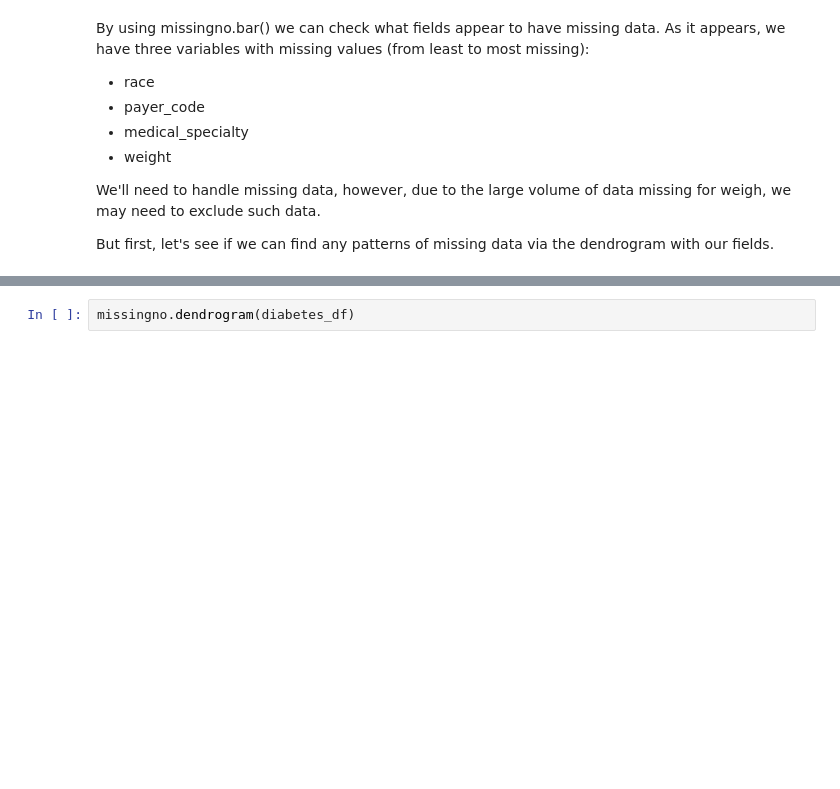
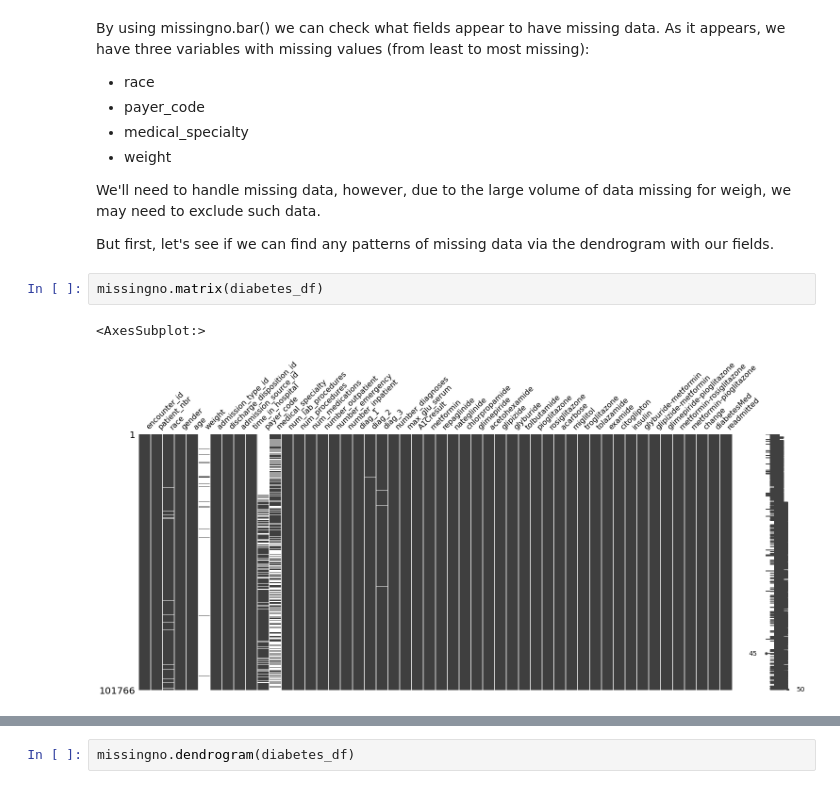
Before and after one commit to scottdyl/qtw, a Jupyter notebook: case study 2/Taylor/case_study_eda.ipynb, the cells around one changed output, grey strips where cells are left out. Cells and saved outputs as stored; diff of their text form; blank space fills up the shorter version.

Commit message:
Missing data visualization updates for paper

```diff
--- a/case study 2/Taylor/case_study_eda.ipynb
+++ b/case study 2/Taylor/case_study_eda.ipynb
@@ -55,3 +56,8 @@ By using missingno.bar() we can check what fields appear to have missing data. A
 We'll need to handle missing data, however, due to the large volume of data missing for weigh, we may need to exclude such data.
 
 But first, let's see if we can find any patterns of missing data via the dendrogram with our fields.
+# %%
+missingno.matrix(diabetes_df)
+# %% [output]
+<AxesSubplot:>
+[figure, added]
```
Also changed, not shown: parts of 4 cells of this notebook, 1 other file.
